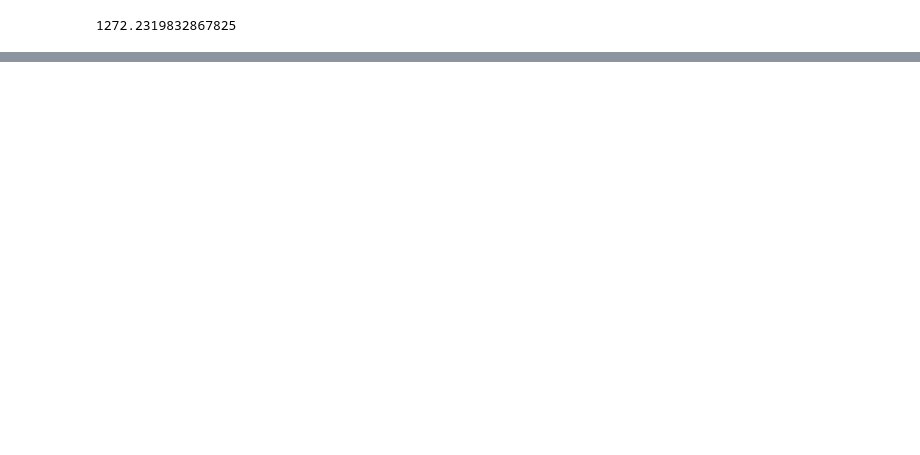
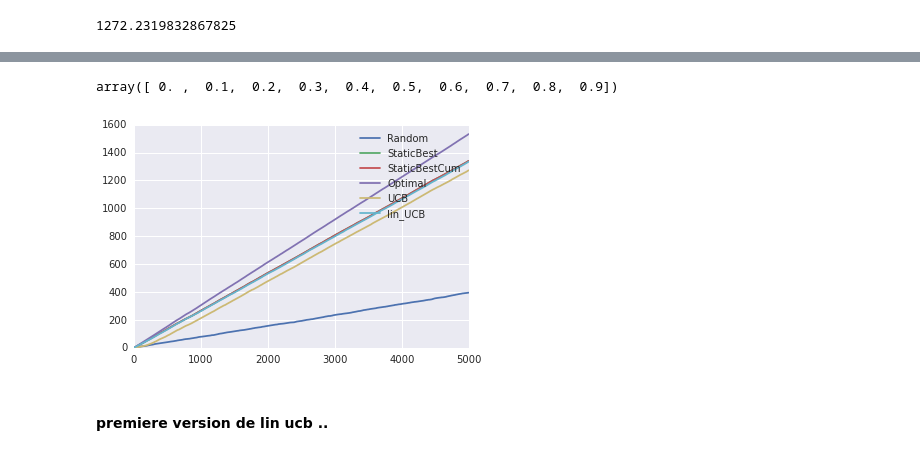
Before and after one commit to ToqueWillot/M2DAC, a Jupyter notebook: FDMS/TME9/tme9.ipynb, the cells around one changed output, grey strips where cells are left out. Drawn from its saved outputs; the diff is of its cells as text; code cells hidden in the pictures; blank space fills up the shorter version.

```diff
--- a/FDMS/TME9/tme9.ipynb
+++ b/FDMS/TME9/tme9.ipynb
@@ -211,0 +236,34 @@ array([[ 0.,  0.],
+# %%
+def linUCB(ctr,alpha):
+
+    #nb annonceurs
+    nb_a = len(ctr[0][2])
+    #nb features par objet = d
+    d = len(ctr[0][1])
+
+    A = np.array([np.identity(d) for i in np.arange(nb_a)])
+    b = np.zeros((nb_a,d))
+
+    theta = np.zeros((nb_a,d))
+    p=np.zeros(nb_a)
+
+    argmax=np.zeros(len(ctr), int)
+    for t,annonce in enumerate(ctr):
+        objet=np.array(annonce[1])
+        for idx,c in enumerate(annonce[2]):
+            inverse = np.linalg.inv(A[idx])
+            theta[idx] = inverse.dot(b[idx])
+            p[idx] = theta[idx].dot(objet) + alpha*np.sqrt(objet.dot(inverse.dot(objet)))
+        argmax[t] = np.random.choice(np.where(p==p.max())[0])
+        A[argmax[t]] += objet.dot(objet)
+        b[argmax[t]] += annonce[2][argmax[t]]*objet
+    return A,b,theta,argmax
+# %%
+x=np.arange(0,1,0.1)
+tabTrace=[]
+for i in x:
+    A,b,theta,argmax = linUCB(ctr,i)
+    score,annonceur,linUCBTrace = predict(theta,ctr)
+    tabTrace.append(linUCBTrace)
+    print(i)
+    print(linUCBTrace[-1])
@@ -211,0 +291,17 @@ array([[ 0.,  0.],
+# %%
+np.arange(0,1,0.1)
+# %% [output]
+array([ 0. ,  0.1,  0.2,  0.3,  0.4,  0.5,  0.6,  0.7,  0.8,  0.9])
+# %%
+plt.plot(traceRandom, label = "Random")
+plt.plot(traceStaticBest, label = "StaticBest")
+plt.plot(traceStaticBestCum, label = "StaticBestCum")
+plt.plot(traceOptimal, label = "Optimal")
+plt.plot(UCB, label = "UCB")
+plt.plot(linUCBTrace, label = "lin_UCB")
+plt.legend()
+plt.show()
+# %% [output]
+[figure, added]
+# %% [markdown]
+#### premiere version de lin ucb ..
```
Also changed, not shown: parts of 41 cells of this notebook, 1 other file.
